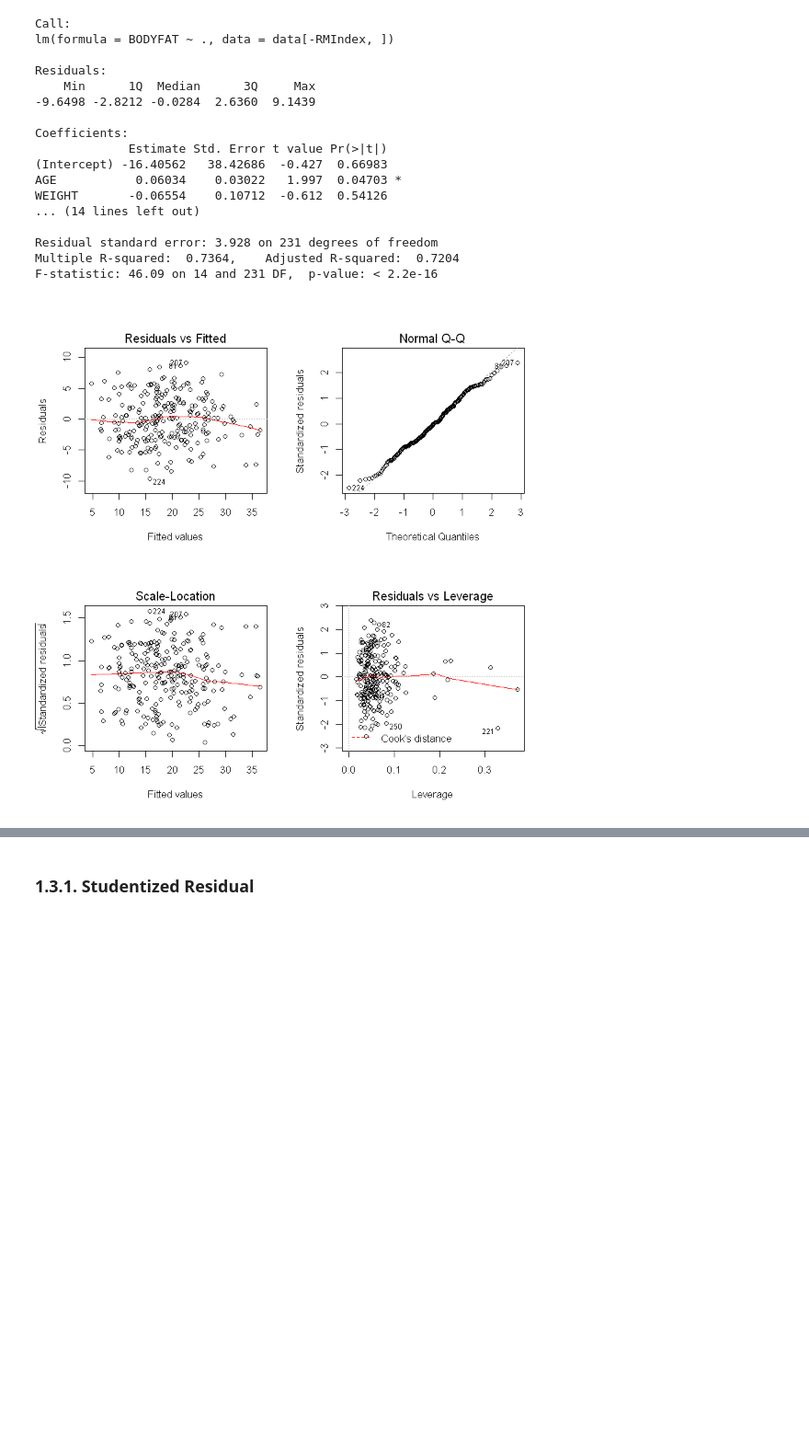
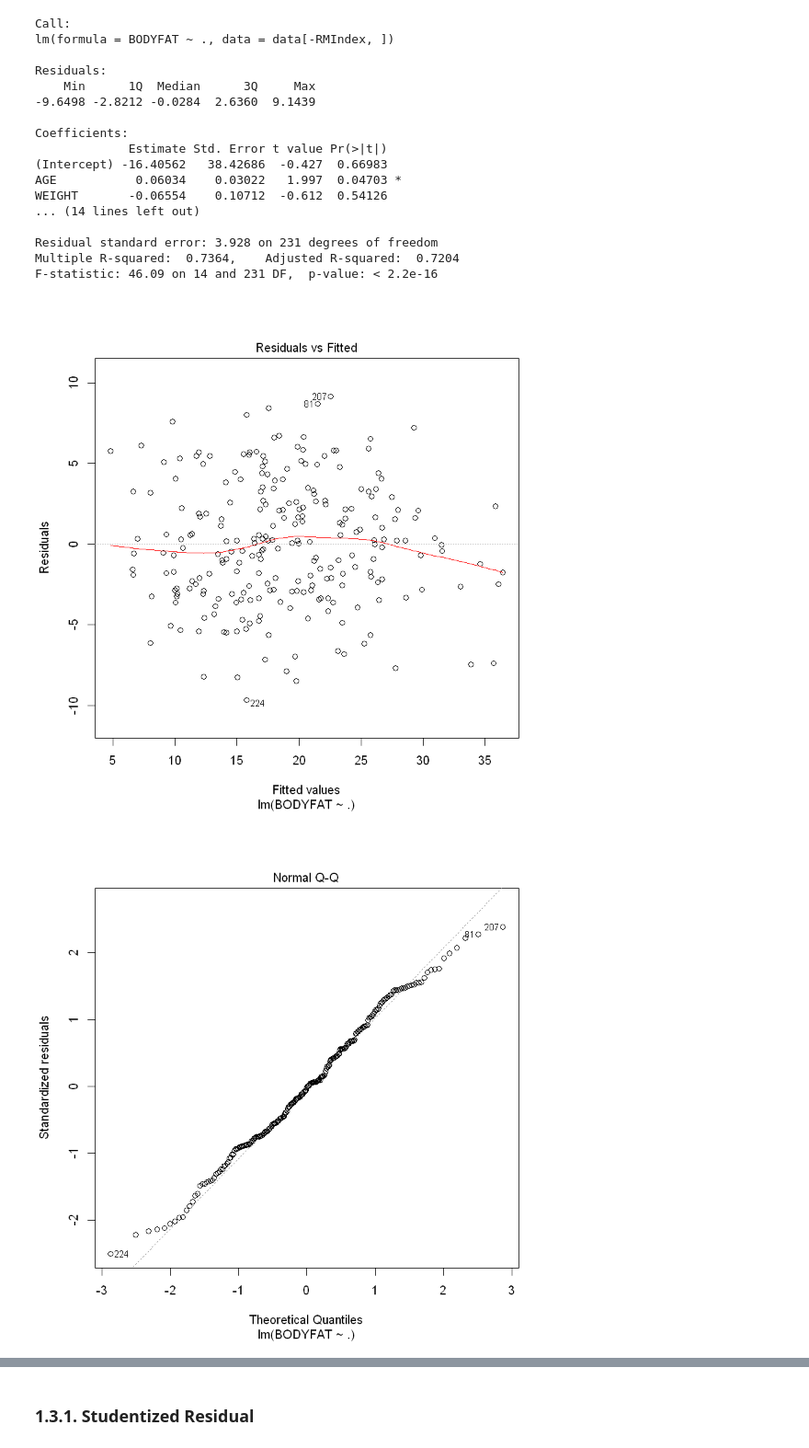
Before and after one commit to OliverXUZY/STAT628, a Jupyter notebook: STAT 628 Module 2.ipynb, the cells around one changed output, grey strips where cells are left out. Shown at 92% size. Cells and saved outputs as stored; diff of their text form; code cells hidden in the pictures; blank space fills up the shorter version.

```diff
--- a/STAT 628 Module 2.ipynb
+++ b/STAT 628 Module 2.ipynb
@@ -117,10 +133,9 @@ WEIGHT       -0.06554    0.10712  -0.612  0.54126
 Residual standard error: 3.928 on 231 degrees of freedom
 Multiple R-squared:  0.7364,    Adjusted R-squared:  0.7204
 F-statistic: 46.09 on 14 and 231 DF,  p-value: < 2.2e-16
-# %%
-par(mfrow = c(2,2))
-plot(lm.naive)
-par(mfrow = c(1,1))
-# %% [output]
-[figure, removed]
+# %%
+plot(lm.naive,which=c(1,2))
+# %% [output]
+[figure, added]
+[figure, added]
 # %% [markdown]
```
Also changed, not shown: parts of 33 cells of this notebook.
